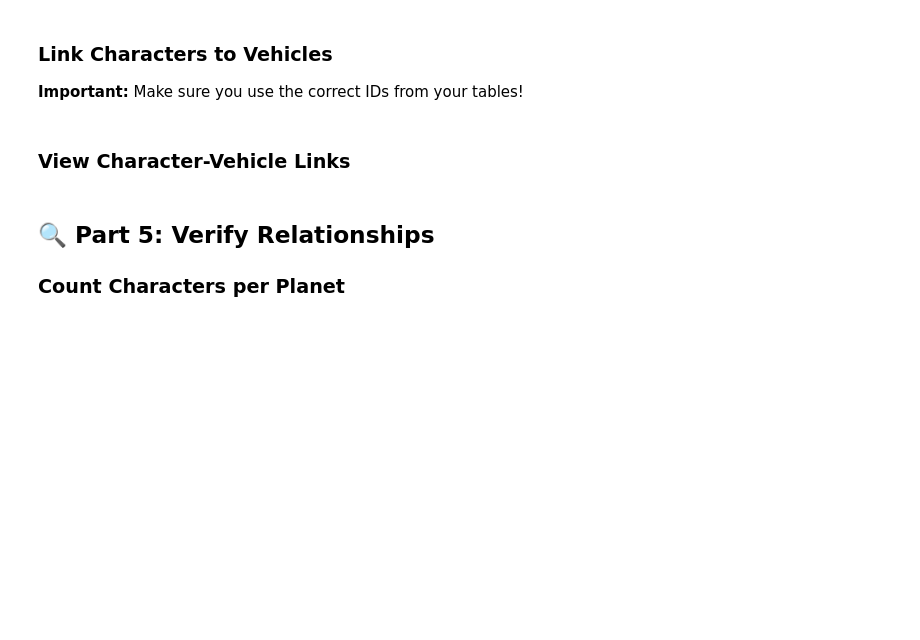
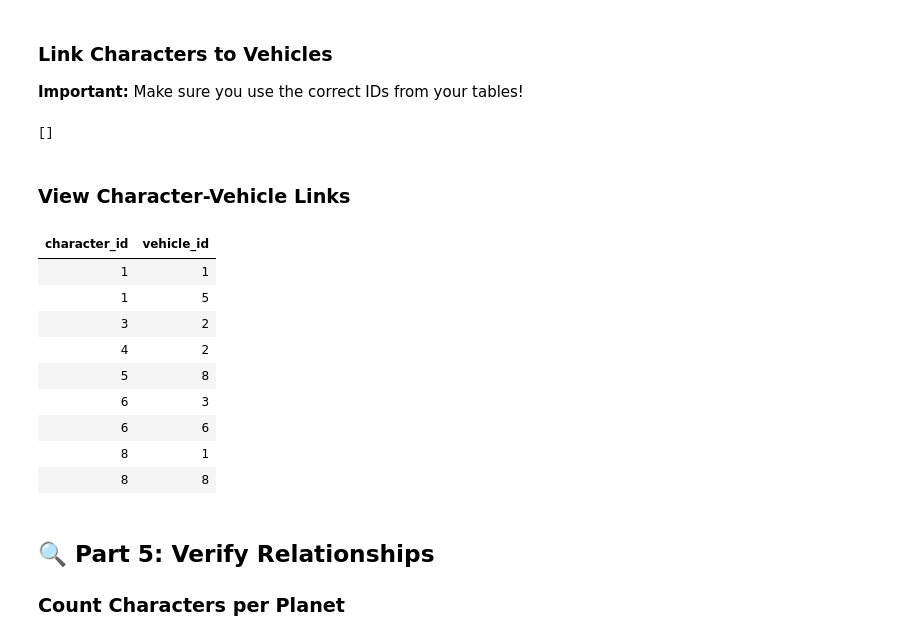
Before and after one commit to TempeHS/2026SE-SQL-Michael.L, a Jupyter notebook: lessons/lesson5_schema.ipynb, the cells around one changed output. Saved outputs shown, nothing was run; the diff lists cells and outputs as text; code cells hidden in the pictures; blank space fills up the shorter version.

```diff
--- a/lessons/lesson5_schema.ipynb
+++ b/lessons/lesson5_schema.ipynb
@@ -378,8 +375,41 @@ CREATE TABLE character_vehicles (
+# %%
+%%sql
+-- Create the character_vehicles junction table
+INSERT INTO character_vehicles (character_id, vehicle_id) VALUES
+    -- Luke flies X-wing, Snowspeeder
+    (1, 1),
+    (1, 5),
+    -- Han flies Millennium Falcon
+    (3, 2),
+    -- Chewbacca also flies Millennium Falcon
+    (4, 2),
+    -- Obi-Wan flies Jedi Starfighter
+    (5, 8),
+    -- Darth Vader flies TIE Fighter, Lambda Shuttle
+    (6, 3),
+    (6, 6),
+    -- R2-D2 is IN X-wing and Jedi Starfighter
+    (8, 1),
+    (8, 8)
+# %% [output]
+[]
 # %% [markdown]
 ### View Character-Vehicle Links
 # %%
 %%sql
 -- View the junction table schema
+SELECT * FROM character_vehicles
+# %% [output]
+| character_id | vehicle_id |
+| 1 | 1 |
+| 1 | 5 |
+| 3 | 2 |
+| 4 | 2 |
+| 5 | 8 |
+| 6 | 3 |
+| 6 | 6 |
+| 8 | 1 |
+| 8 | 8 |
 # %% [markdown]
 ## 🔍 Part 5: Verify Relationships
 
```
Also changed, not shown: parts of 1 cell of this notebook, 2 other files.
